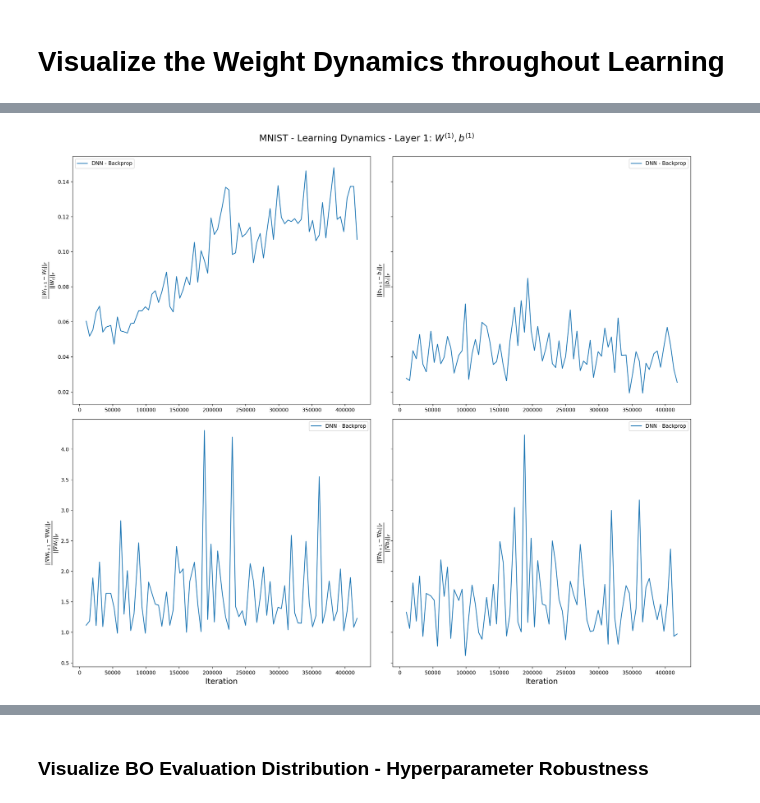
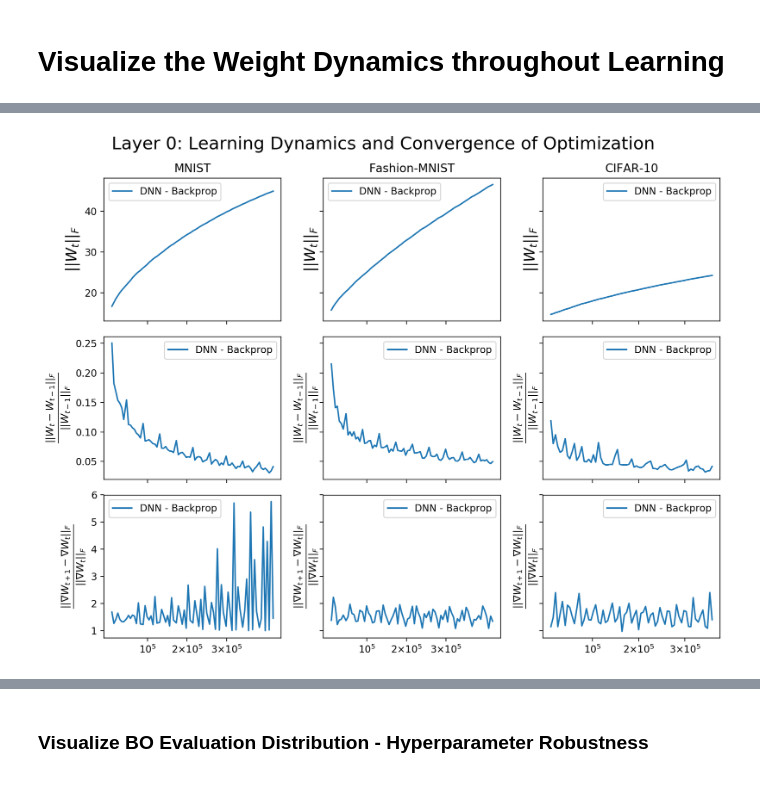
Before and after one commit to RobertTLange/Bio-Plausible-DeepLearning, a Jupyter notebook: workspace_viz.ipynb, the cells around one changed output, grey strips where cells are left out. Drawn from its saved outputs; the diff is of its cells as text; code cells hidden in the pictures.

Commit message:
Log 13/01/19c - Weight dynamics plot all data

```diff
--- a/workspace_viz.ipynb
+++ b/workspace_viz.ipynb
@@ -86,5 +86,6 @@ wlog_fname_mnist = os.getcwd() + "/logs/weight_log_temp_model_dnn_mnist_10epochs
 wlog_fname_fashion = os.getcwd() + "/logs/weight_log_temp_model_dnn_fashion_10epochs.pkl"
 wlog_fname_cifar10 = os.getcwd() + "/logs/weight_log_temp_model_dnn_cifar_10epochs.pkl"
 
-#/Users/rtl/Dropbox/PHD_ECN/COURSES/WiSe_2018_Models_of_Neural_Systems/PROJECT/CODE/logs/weight_log_temp_model_dnn_cifar_10epochs.pkl
-its, fr_n_weights, fr_n_weights_ch, fr_n_weight_grad_ch, fr_n_biases, fr_n_biases_ch, fr_n_bias_grad_ch = process_logger_weights(wlog_fname_mnist)
+mnist_its, mnist_w, mnist_w_ch, mnist_w_grad_ch, mnist_b, mnist_b_ch, mnist_b_grad_ch = process_logger_weights(wlog_fname_mnist)
+fashion_its, fashion_w, fashion_w_ch, fashion_w_grad_ch, fashion_b, fashion_b_ch, fashion_b_grad_ch = process_logger_weights(wlog_fname_fashion)
+cifar10_its, cifar10_w, cifar10_w_ch, cifar10_w_grad_ch, cifar10_b, cifar10_b_ch, cifar10_b_grad_ch = process_logger_weights(wlog_fname_cifar10)
@@ -117,6 +92,10 @@ plot_weight_dev(its, fr_n_weights_ch[0], fr_n_weight_grad_ch[0],
-# %%
-plot_weight_dev(its, fr_n_weights_ch[2], fr_n_weight_grad_ch[2],
-                fr_n_biases_ch[2], fr_n_bias_grad_ch[2],
-                r'MNIST - Learning Dynamics - Layer 1: $W^{(1)}, b^{(1)}$')
-# %% [output]
-[figure, removed]
+# %%
+its = [mnist_its, fashion_its, cifar10_its]
+fr_n_weights = [mnist_w, fashion_w, cifar10_w]
+fr_n_weights_ch = [mnist_w_ch, fashion_w_ch, cifar10_w_ch]
+fr_n_weights_grad_ch = [mnist_w_grad_ch, fashion_w_grad_ch, cifar10_w_grad_ch]
+# %%
+plot_weight_dev(its, 0, fr_n_weights, fr_n_weights_ch, fr_n_weights_grad_ch,
+                'Layer 0: Learning Dynamics and Convergence of Optimization')
+# %% [output]
+[figure, added]
```
Also changed, not shown: parts of 4 cells of this notebook, 2 other files.
